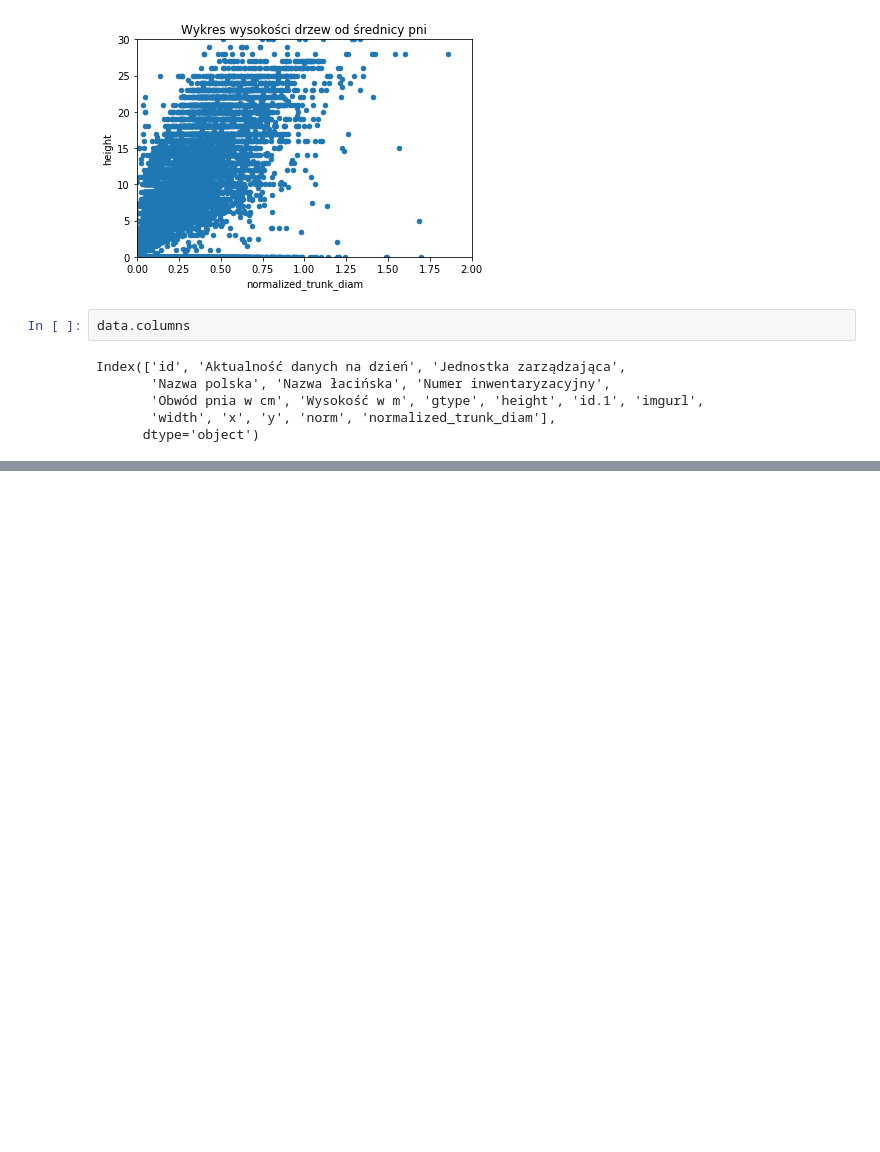
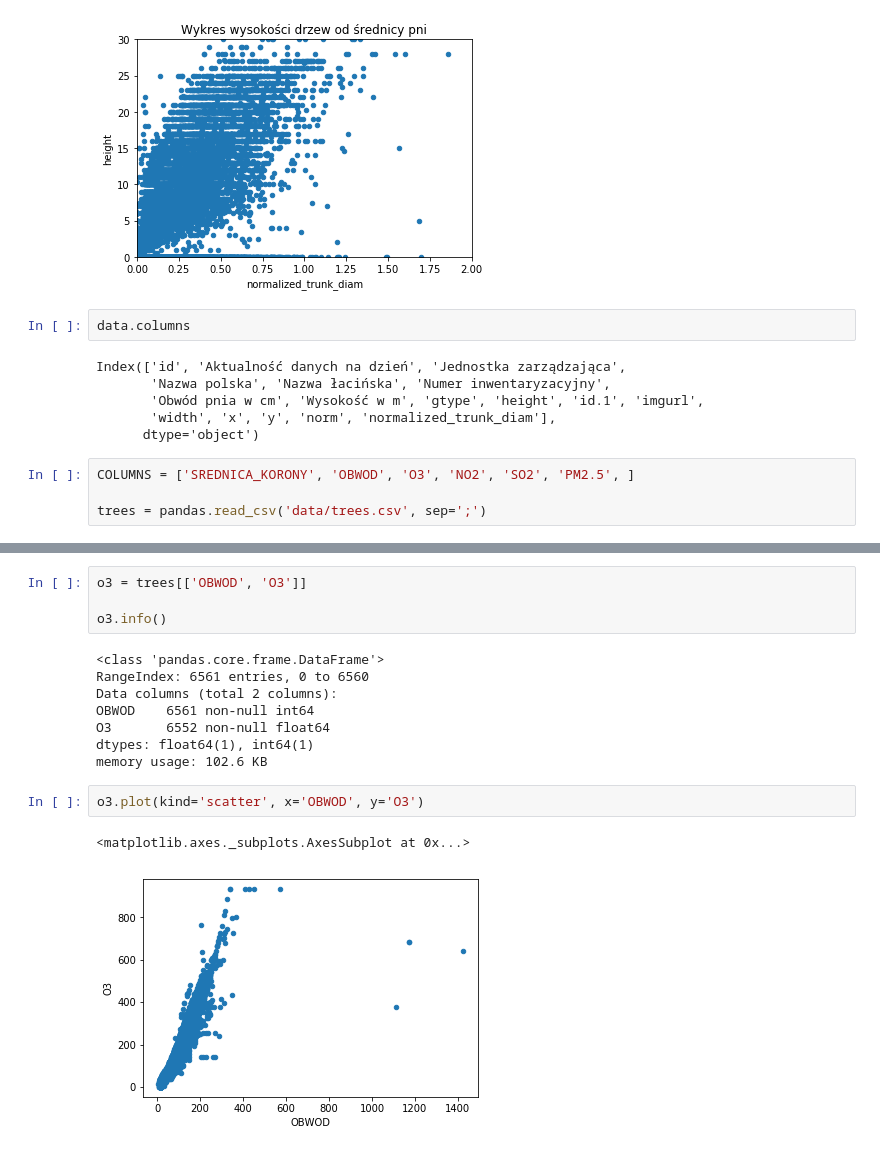
Before and after one commit to kodujdlapolski/tree-research, a Jupyter notebook: Tree cleaning & research.ipynb, the cells around one changed output, grey strips where cells are left out. Drawn from its saved outputs; the diff is of its cells as text; blank space fills up the shorter version.

```diff
--- a/Tree cleaning & research.ipynb
+++ b/Tree cleaning & research.ipynb
@@ -148,3 +148,7 @@ Index(['id', 'Aktualność danych na dzień', 'Jednostka zarządzająca',
        'Obwód pnia w cm', 'Wysokość w m', 'gtype', 'height', 'id.1', 'imgurl',
        'width', 'x', 'y', 'norm', 'normalized_trunk_diam'],
       dtype='object')
+# %%
+COLUMNS = ['SREDNICA_KORONY', 'OBWOD', 'O3', 'NO2', 'SO2', 'PM2.5', ]
+
+trees = pandas.read_csv('data/trees.csv', sep=';')
@@ -150,0 +167,17 @@ Index(['id', 'Aktualność danych na dzień', 'Jednostka zarządzająca',
+# %%
+o3 = trees[['OBWOD', 'O3']]
+
+o3.info()
+# %% [output]
+<class 'pandas.core.frame.DataFrame'>
+RangeIndex: 6561 entries, 0 to 6560
+Data columns (total 2 columns):
+OBWOD    6561 non-null int64
+O3       6552 non-null float64
+dtypes: float64(1), int64(1)
+memory usage: 102.6 KB
+# %%
+o3.plot(kind='scatter', x='OBWOD', y='O3')
+# %% [output]
+<matplotlib.axes._subplots.AxesSubplot at 0x...>
+[figure, added]
```
Also changed, not shown: parts of 19 cells of this notebook.
